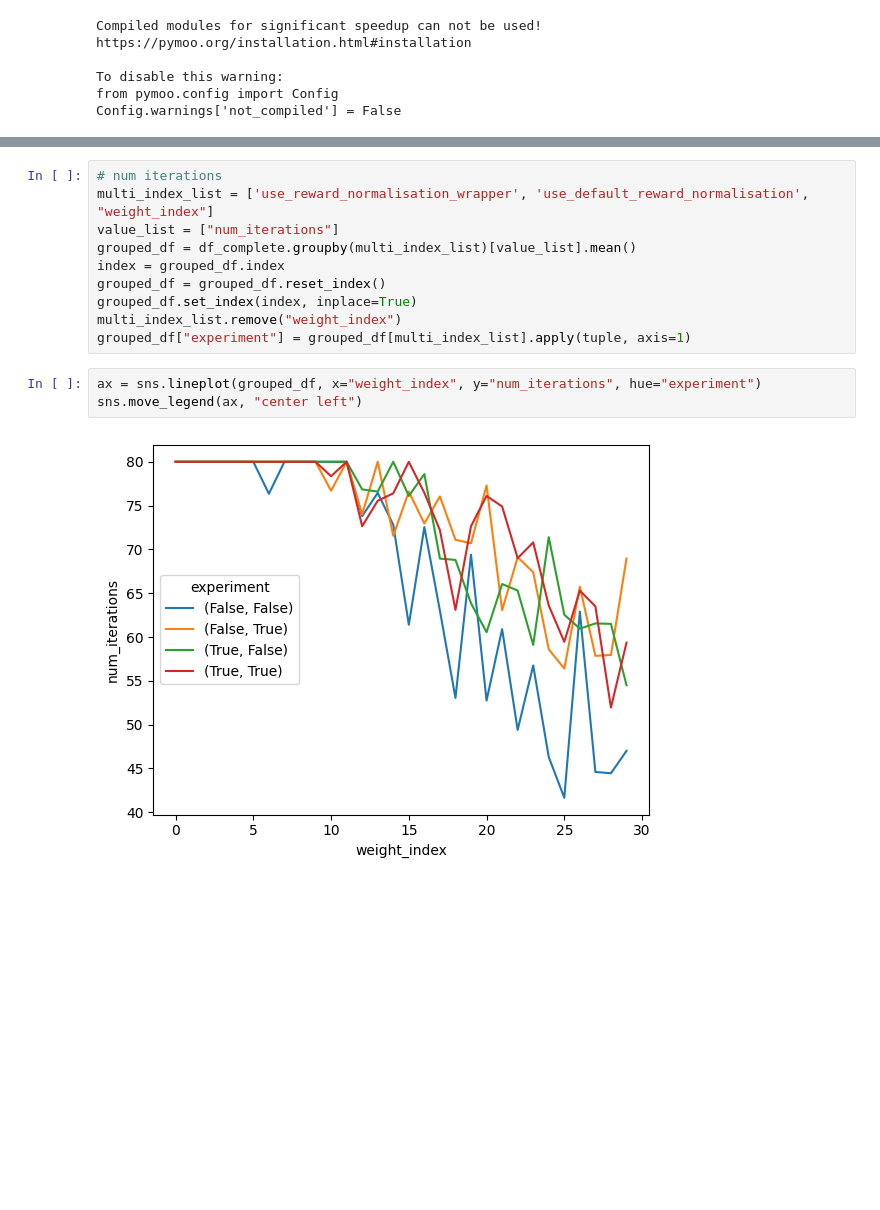
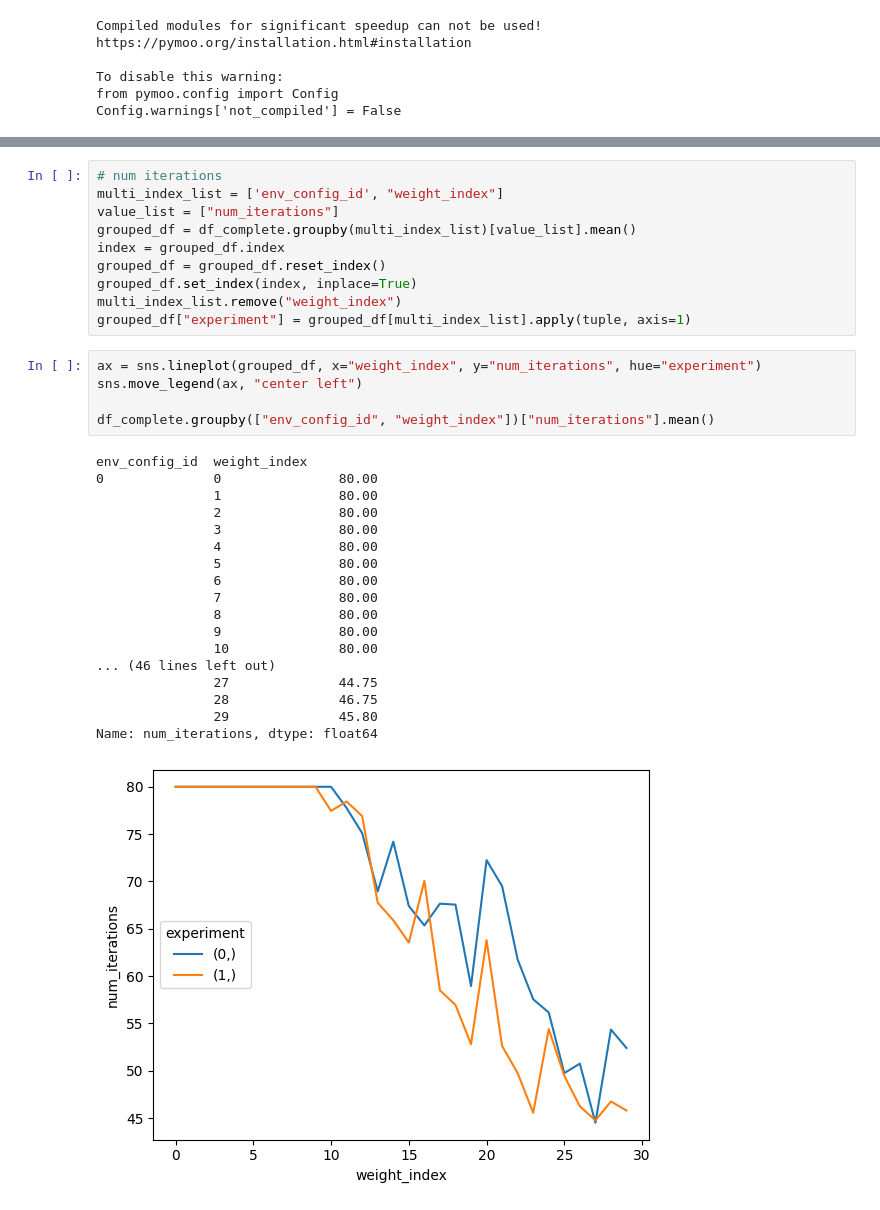
Before and after one commit to whl020406/moma-rl-ad, a Jupyter notebook: test_negative_collision_reward.ipynb, the cells around one changed output, grey strips where cells are left out. Drawn from its saved outputs; the diff is of its cells as text; blank space fills up the shorter version.

```diff
--- a/test_negative_collision_reward.ipynb
+++ b/test_negative_collision_reward.ipynb
@@ -207,6 +208,6 @@ sns.move_legend(ax, "upper left", bbox_to_anchor=(1, 1))
 # %%
 # num iterations
-multi_index_list = ['use_reward_normalisation_wrapper', 'use_default_reward_normalisation', "weight_index"]
+multi_index_list = ['env_config_id', "weight_index"]
 value_list = ["num_iterations"]
 grouped_df = df_complete.groupby(multi_index_list)[value_list].mean()
 index = grouped_df.index
@@ -217,5 +218,24 @@ grouped_df["experiment"] = grouped_df[multi_index_list].apply(tuple, axis=1)
 # %%
 ax = sns.lineplot(grouped_df, x="weight_index", y="num_iterations", hue="experiment")
 sns.move_legend(ax, "center left")
+
+df_complete.groupby(["env_config_id", "weight_index"])["num_iterations"].mean()
 # %% [output]
+env_config_id  weight_index
+0              0               80.00
+               1               80.00
+               2               80.00
+               3               80.00
+               4               80.00
+               5               80.00
+               6               80.00
+               7               80.00
+               8               80.00
+               9               80.00
+               10              80.00
+... (46 lines left out)
+               27              44.75
+               28              46.75
+               29              45.80
+Name: num_iterations, dtype: float64
-[figure, old version]
+[figure, new version]
```
Also changed, not shown: parts of 7 cells of this notebook, 5 other files.
